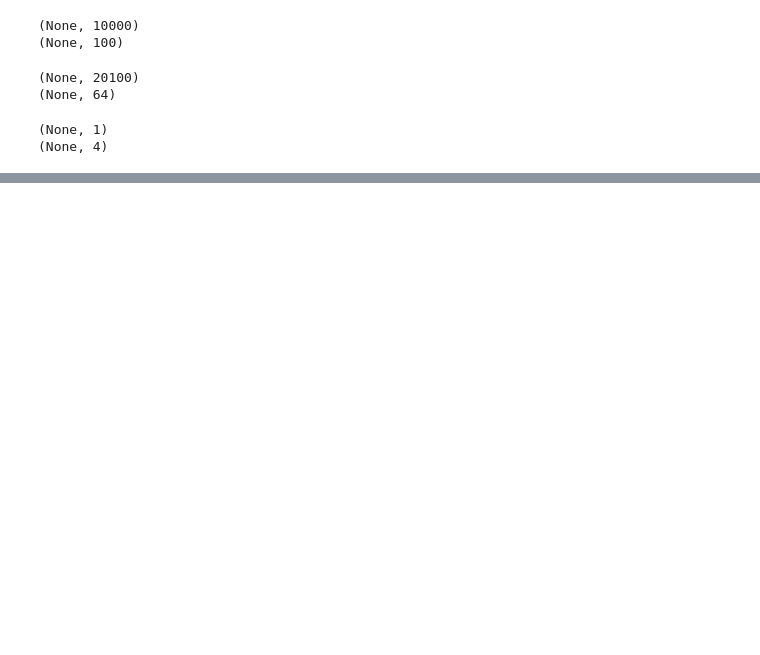
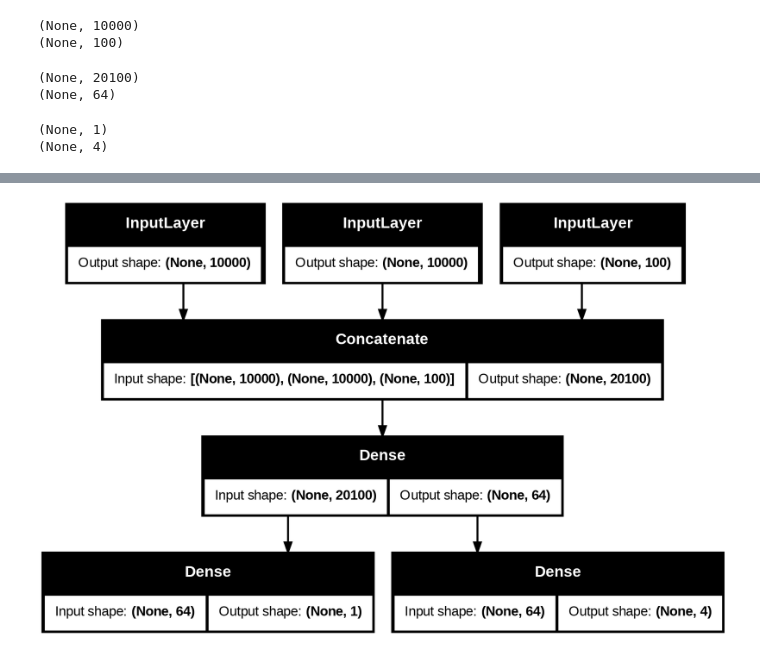
Before and after one commit to koushalsmodi/MachineLearningProjects, a Jupyter notebook: TensorFlow/Tensors/functionalAPI.ipynb, the cells around one changed output, grey strips where cells are left out. Cells and saved outputs as stored; diff of their text form; code cells hidden in the pictures; blank space fills up the shorter version.

```diff
--- a/TensorFlow/Tensors/functionalAPI.ipynb
+++ b/TensorFlow/Tensors/functionalAPI.ipynb
@@ -214,0 +215,4 @@ print(np.argmax(department_preds[0]))
+# %%
+keras.utils.plot_model(model, "ticket_classifier.png", show_shapes = True)
+# %% [output]
+[figure, added]
```
Also changed, not shown: parts of 11 cells of this notebook.
